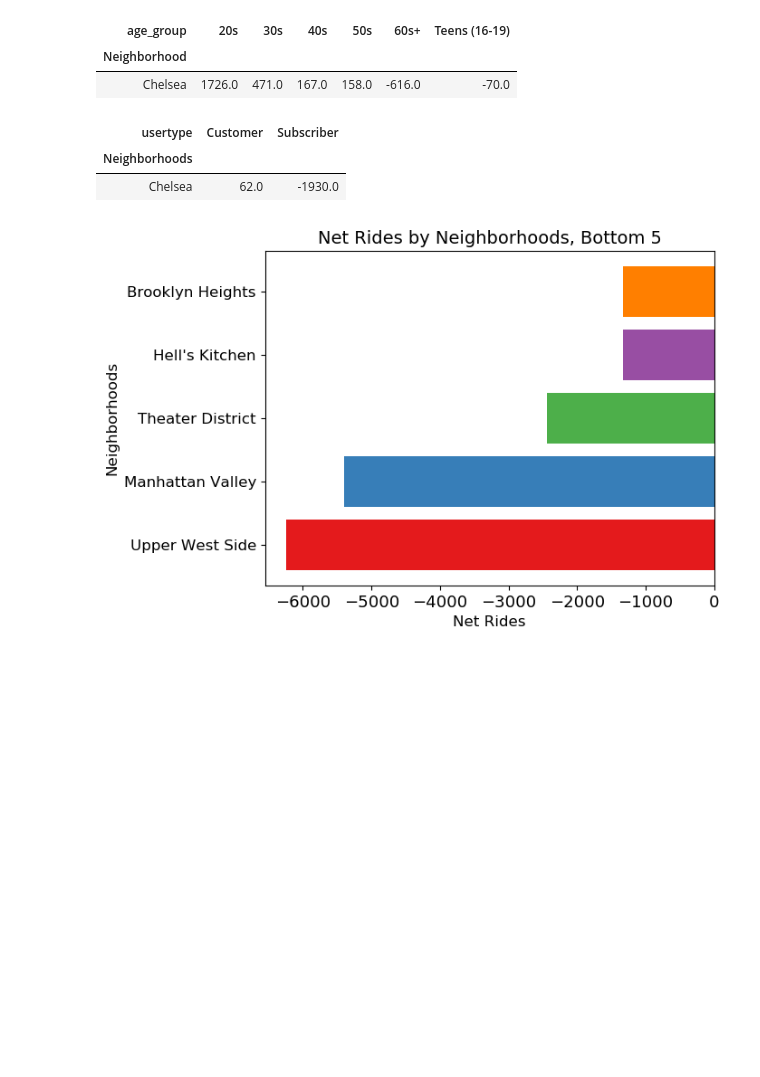
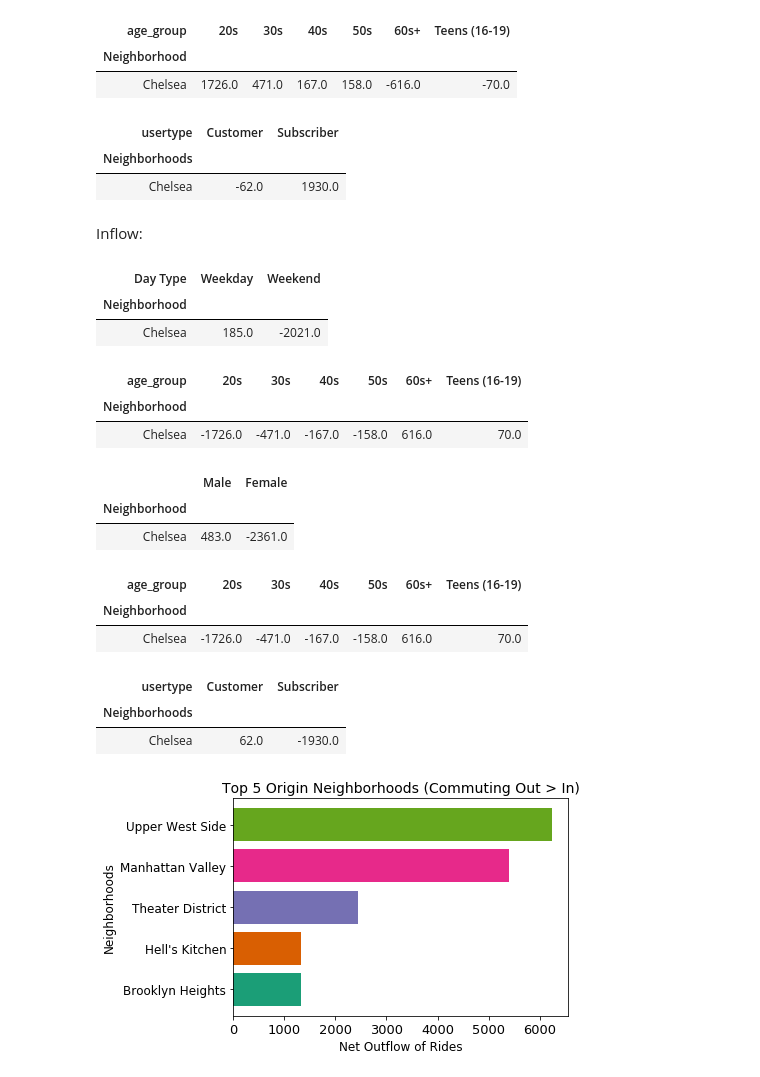
Before and after one commit to yslnam/mofo_bikes, a Jupyter notebook: notebooks/eda/citibike_feature_engineered_eda.ipynb, the cells around one changed output. Saved outputs shown, nothing was run; the diff lists cells and outputs as text; code cells hidden in the pictures; blank space fills up the shorter version.

```diff
--- a/notebooks/eda/citibike_feature_engineered_eda.ipynb
+++ b/notebooks/eda/citibike_feature_engineered_eda.ipynb
@@ -714,8 +714,13 @@ mean_nb_trips_by_daytype_rushhour
 | Yorkville | Manhattan | 24186.145031 | 23001.693472 | 23250.146542 | 23580.843846 | ... |
 70 rows × 10 columns
 # %%
-origin_flow_hood = pivot_cb.pivot_table('bikeid', index='startneighborhood', aggfunc='count', fill_value = 0)
-dest_flow_hood = pivot_cb.pivot_table('bikeid', index='endneighborhood', aggfunc='count', fill_value = 0)
-net_rides_by_hood = origin_flow_hood - dest_flow_hood
-net_rides_by_hood.columns = ['Net Rides']
-net_rides_by_hood
+origin_count = pivot_cb.pivot_table('bikeid', index='startneighborhood', aggfunc='count', fill_value = 0)
+dest_count = pivot_cb.pivot_table('bikeid', index='endneighborhood', aggfunc='count', fill_value = 0)
+
+dest_minus_origin = dest_count - origin_count
+dest_minus_origin.columns = ['Net Inflow of Rides']
+dest_minus_origin.index.names = ['Neighborhood']
+
+origin_minus_dest = origin_count - dest_count
+origin_minus_dest.columns = ['Net Outflow of Rides']
+origin_minus_dest.index.names = ['Neighborhood']
@@ -735,0 +727,3 @@ net_rides_by_hood
+# %%
+top5_hoods_outflow = origin_minus_dest.sort_values(['Net Outflow of Rides'], ascending=False).dropna().head(5)
+top5_hoods_outflow
@@ -911,19 +998,51 @@ net_rides_by_hood_age.loc[net_rides_by_hood_age.index == 'Chelsea']
 | Neighborhood |  |  |  |  |  |  |
 | Chelsea | 1726.0 | 471.0 | 167.0 | 158.0 | -616.0 | -70.0 |
 # %%
-net_rides_by_hood_usertype[net_rides_by_hood_usertype.index == 'Chelsea']
+outflow_minus_inflow_user[outflow_minus_inflow_user.index == 'Chelsea']
 # %% [output]
 | usertype | Customer | Subscriber |
 | Neighborhoods |  |  |
-| Chelsea | 62.0 | -1930.0 |
+| Chelsea | -62.0 | 1930.0 |
+# %% [markdown]
+Inflow:
+# %%
+inflow_minus_outflow2.loc[inflow_minus_outflow2.index == 'Chelsea']
+# %% [output]
+| Day Type | Weekday | Weekend |
+| Neighborhood |  |  |
+| Chelsea | 185.0 | -2021.0 |
+# %%
+inflow_minus_outflow_age.loc[inflow_minus_outflow_age.index == 'Chelsea']
+# %% [output]
+| age_group | 20s | 30s | 40s | 50s | 60s+ | Teens (16-19) |
+| Neighborhood |  |  |  |  |  |  |
+| Chelsea | -1726.0 | -471.0 | -167.0 | -158.0 | 616.0 | 70.0 |
+# %%
+inflow_minus_outflow_gender.loc[inflow_minus_outflow_gender.index == 'Chelsea']
+# %% [output]
+|  | Male | Female |
+| Neighborhood |  |  |
+| Chelsea | 483.0 | -2361.0 |
+# %%
+inflow_minus_outflow_age.loc[inflow_minus_outflow_age.index == 'Chelsea']
+# %% [output]
+| age_group | 20s | 30s | 40s | 50s | 60s+ | Teens (16-19) |
+| Neighborhood |  |  |  |  |  |  |
+| Chelsea | -1726.0 | -471.0 | -167.0 | -158.0 | 616.0 | 70.0 |
+# %%
+inflow_minus_outflow_user[inflow_minus_outflow_user.index == 'Chelsea']
+# %% [output]
+| usertype | Customer | Subscriber |
+| Neighborhoods |  |  |
+| Chelsea | 62.0 | -1930.0 |
 # %%
-bot5_plt = bottom5_net_rides_by_hood.sort_values(['Net Rides'], ascending=True).dropna().head(5)
-bot5_plt = plt.barh(range(len(bot5_plt)), bot5_plt['Net Rides'], color=plt.cm.Set1(np.arange(len(bot5_plt))))
-plt.yticks([0,1,2,3,4], ["Upper West Side","Manhattan Valley", "Theater District","Hell's Kitchen","Brooklyn Heights"], fontsize=12)
-plt.xlabel('Net Rides', fontsize=12)
+outf_plt = top5_hoods_outflow.sort_values(['Net Outflow of Rides'], ascending=True).dropna().head(5)
+outf_plt = plt.barh(range(len(outf_plt)), outf_plt['Net Outflow of Rides'], color=plt.cm.Dark2(np.arange(len(outf_plt))))
+plt.yticks([4,3,2,1,0], ["Upper West Side","Manhattan Valley", "Theater District","Hell's Kitchen","Brooklyn Heights"], fontsize=12)
+plt.xlabel('Net Outflow of Rides', fontsize=12)
 plt.ylabel('Neighborhoods', fontsize=12)
-plt.title('Net Rides by Neighborhoods, Bottom 5', fontsize=14)
+plt.title('Top 5 Origin Neighborhoods (Commuting Out > In)', fontsize=14)
 plt.show();
 # %% [output]
-[figure, old version]
+[figure, new version]
 # %%
```
Also changed, not shown: parts of 26 cells of this notebook.
